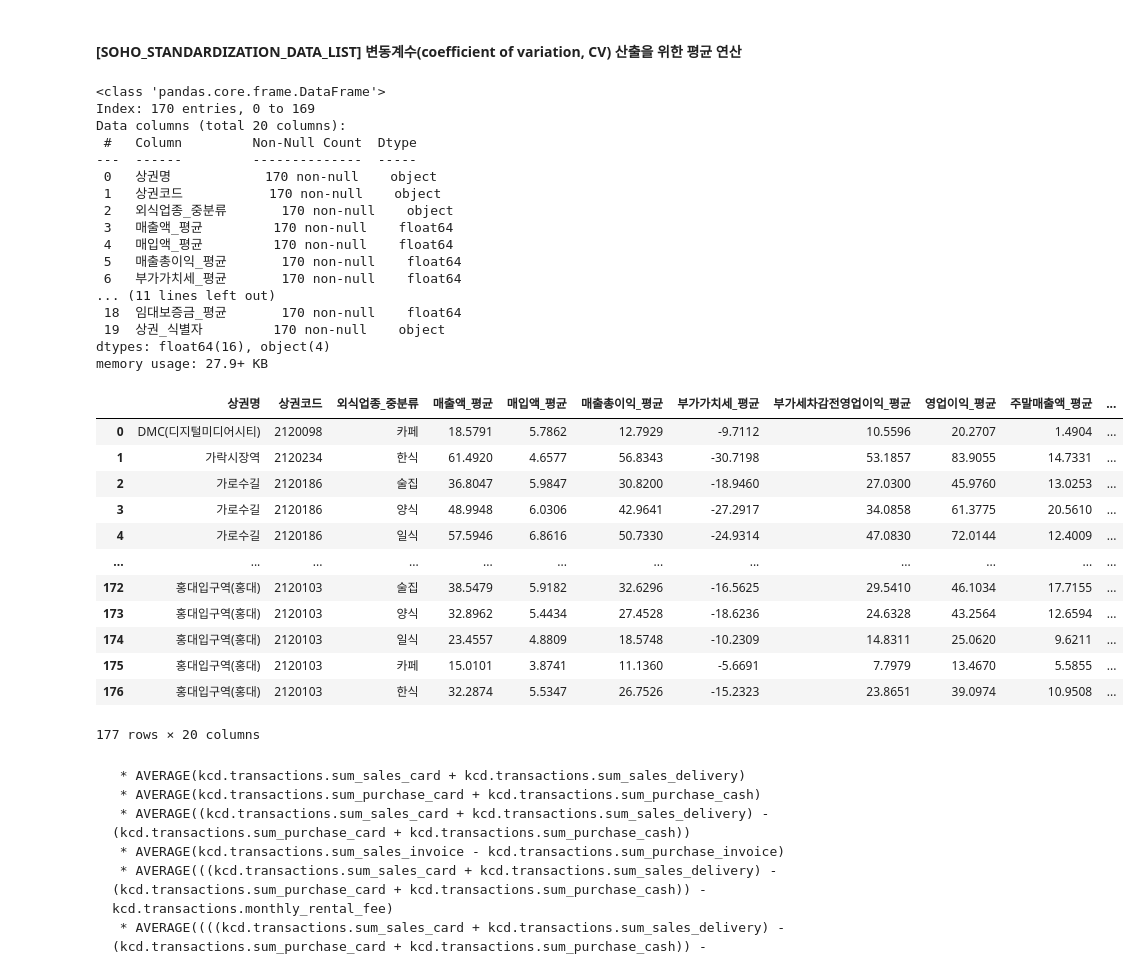
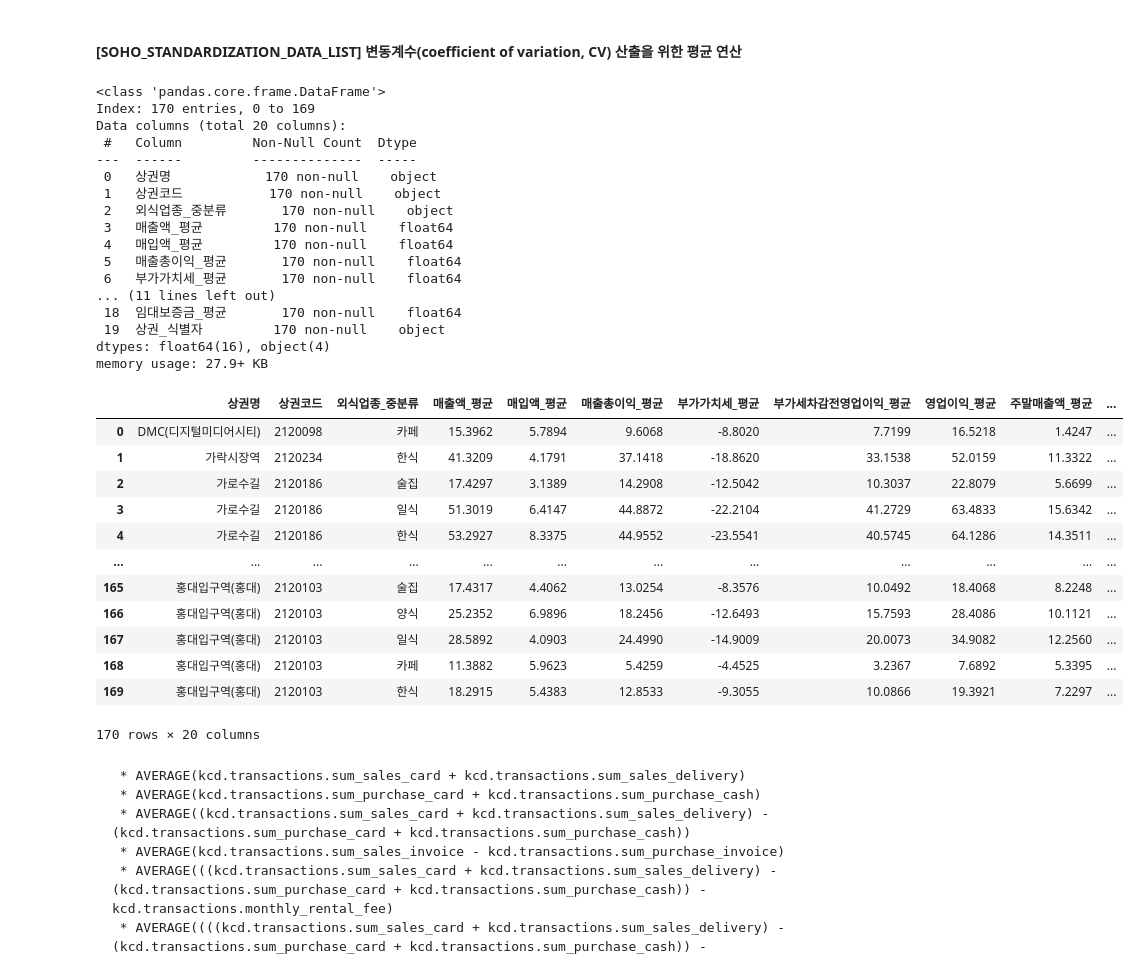
Before and after one commit to Gayeon6423/2023BigContest, a Jupyter notebook: [KCD_SOHO]_DATA_MERGE.ipynb, the cells around one changed output. Drawn from its saved outputs; the diff is of its cells as text; code cells hidden in the pictures.

````diff
--- a/[KCD_SOHO]_DATA_MERGE.ipynb
+++ b/[KCD_SOHO]_DATA_MERGE.ipynb
@@ -271,38 +265,38 @@ SOHO_STANDARDIZATION_DATA_LIST = Preprocess.mergeSohoCredit(
     column_num = 3)
 # %%
 SOHO_STANDARDIZATION_DATA_LIST[0].info()
-SOHO_STANDARDIZATION_DATA_LIST[14]
+SOHO_STANDARDIZATION_DATA_LIST[0]
 # %% [output]
 <class 'pandas.core.frame.DataFrame'>
 Index: 170 entries, 0 to 169
 Data columns (total 20 columns):
  #   Column         Non-Null Count  Dtype
 ---  ------         --------------  -----
  0   상권명            170 non-null    object
  1   상권코드           170 non-null    object
  2   외식업종_중분류       170 non-null    object
  3   매출액_평균         170 non-null    float64
  4   매입액_평균         170 non-null    float64
  5   매출총이익_평균       170 non-null    float64
  6   부가가치세_평균       170 non-null    float64
 ... (11 lines left out)
  18  임대보증금_평균       170 non-null    float64
  19  상권_식별자         170 non-null    object
 dtypes: float64(16), object(4)
 memory usage: 27.9+ KB
 |  | 상권명 | 상권코드 | 외식업종_중분류 | 매출액_평균 | 매입액_평균 | 매출총이익_평균 | 부가가치세_평균 | 부가세차감전영업이익_평균 | 영업이익_평균 | 주말매출액_평균 | ... |
-| 0 | DMC(디지털미디어시티) | 2120098 | 카페 | 18.5791 | 5.7862 | 12.7929 | -9.7112 | 10.5596 | 20.2707 | 1.4904 | ... |
-| 1 | 가락시장역 | 2120234 | 한식 | 61.4920 | 4.6577 | 56.8343 | -30.7198 | 53.1857 | 83.9055 | 14.7331 | ... |
-| 2 | 가로수길 | 2120186 | 술집 | 36.8047 | 5.9847 | 30.8200 | -18.9460 | 27.0300 | 45.9760 | 13.0253 | ... |
-| 3 | 가로수길 | 2120186 | 양식 | 48.9948 | 6.0306 | 42.9641 | -27.2917 | 34.0858 | 61.3775 | 20.5610 | ... |
-| 4 | 가로수길 | 2120186 | 일식 | 57.5946 | 6.8616 | 50.7330 | -24.9314 | 47.0830 | 72.0144 | 12.4009 | ... |
+| 0 | DMC(디지털미디어시티) | 2120098 | 카페 | 15.3962 | 5.7894 | 9.6068 | -8.8020 | 7.7199 | 16.5218 | 1.4247 | ... |
+| 1 | 가락시장역 | 2120234 | 한식 | 41.3209 | 4.1791 | 37.1418 | -18.8620 | 33.1538 | 52.0159 | 11.3322 | ... |
+| 2 | 가로수길 | 2120186 | 술집 | 17.4297 | 3.1389 | 14.2908 | -12.5042 | 10.3037 | 22.8079 | 5.6699 | ... |
+| 3 | 가로수길 | 2120186 | 일식 | 51.3019 | 6.4147 | 44.8872 | -22.2104 | 41.2729 | 63.4833 | 15.6342 | ... |
+| 4 | 가로수길 | 2120186 | 한식 | 53.2927 | 8.3375 | 44.9552 | -23.5541 | 40.5745 | 64.1286 | 14.3511 | ... |
 | ... | ... | ... | ... | ... | ... | ... | ... | ... | ... | ... | ... |
-| 172 | 홍대입구역(홍대) | 2120103 | 술집 | 38.5479 | 5.9182 | 32.6296 | -16.5625 | 29.5410 | 46.1034 | 17.7155 | ... |
-| 173 | 홍대입구역(홍대) | 2120103 | 양식 | 32.8962 | 5.4434 | 27.4528 | -18.6236 | 24.6328 | 43.2564 | 12.6594 | ... |
-| 174 | 홍대입구역(홍대) | 2120103 | 일식 | 23.4557 | 4.8809 | 18.5748 | -10.2309 | 14.8311 | 25.0620 | 9.6211 | ... |
-| 175 | 홍대입구역(홍대) | 2120103 | 카페 | 15.0101 | 3.8741 | 11.1360 | -5.6691 | 7.7979 | 13.4670 | 5.5855 | ... |
-| 176 | 홍대입구역(홍대) | 2120103 | 한식 | 32.2874 | 5.5347 | 26.7526 | -15.2323 | 23.8651 | 39.0974 | 10.9508 | ... |
+| 165 | 홍대입구역(홍대) | 2120103 | 술집 | 17.4317 | 4.4062 | 13.0254 | -8.3576 | 10.0492 | 18.4068 | 8.2248 | ... |
+| 166 | 홍대입구역(홍대) | 2120103 | 양식 | 25.2352 | 6.9896 | 18.2456 | -12.6493 | 15.7593 | 28.4086 | 10.1121 | ... |
+| 167 | 홍대입구역(홍대) | 2120103 | 일식 | 28.5892 | 4.0903 | 24.4990 | -14.9009 | 20.0073 | 34.9082 | 12.2560 | ... |
+| 168 | 홍대입구역(홍대) | 2120103 | 카페 | 11.3882 | 5.9623 | 5.4259 | -4.4525 | 3.2367 | 7.6892 | 5.3395 | ... |
+| 169 | 홍대입구역(홍대) | 2120103 | 한식 | 18.2915 | 5.4383 | 12.8533 | -9.3055 | 10.0866 | 19.3921 | 7.2297 | ... |
-177 rows × 20 columns
+170 rows × 20 columns
 # %% [markdown]
 ```
  * AVERAGE(kcd.transactions.sum_sales_card + kcd.transactions.sum_sales_delivery)
````
Also changed, not shown: parts of 18 cells of this notebook.
